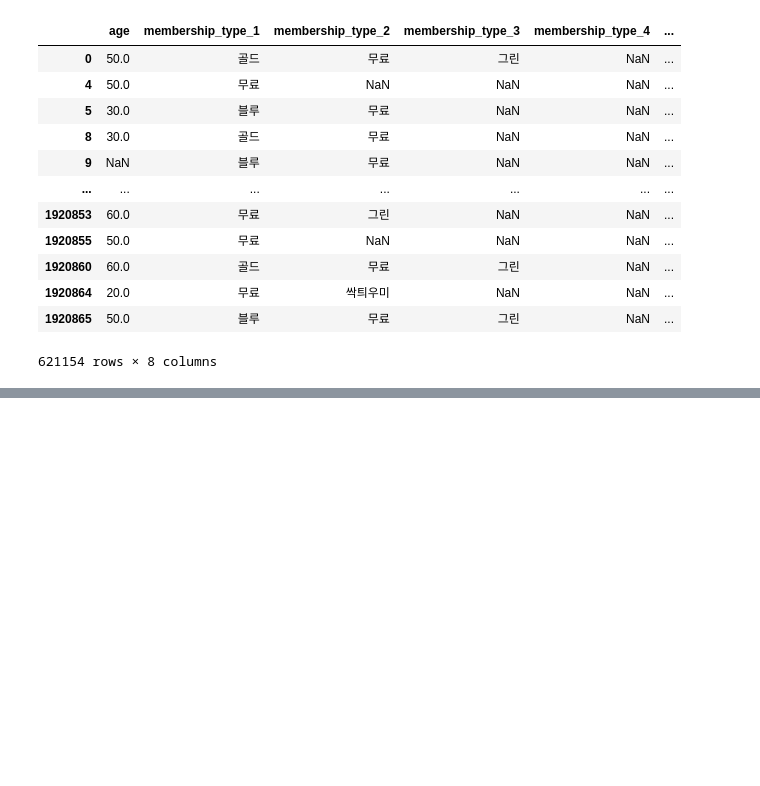
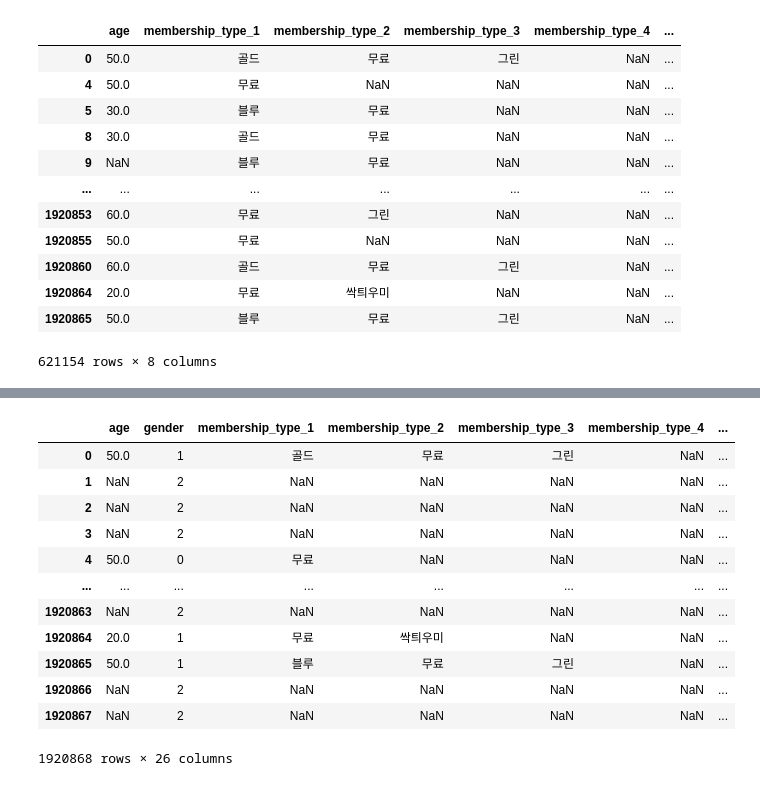
Before and after one commit to Team-HandL/SAC, a Jupyter notebook: basic_preprocessing.ipynb, the cells around one changed output, grey strips where cells are left out. Cells and saved outputs as stored; diff of their text form; code cells hidden in the pictures; blank space fills up the shorter version.

```diff
--- a/basic_preprocessing.ipynb
+++ b/basic_preprocessing.ipynb
@@ -298,0 +334,20 @@ member_df[['age','membership_type_1','membership_type_2','membership_type_3','me
+# %%
+t1 = error_member_yn(df)
+t2 = labeling(t1)
+t3 = membership_col_make(t2)
+
+t3
+# %% [output]
+|  | age | gender | membership_type_1 | membership_type_2 | membership_type_3 | membership_type_4 | ... |
+| 0 | 50.0 | 1 | 골드 | 무료 | 그린 | NaN | ... |
+| 1 | NaN | 2 | NaN | NaN | NaN | NaN | ... |
+| 2 | NaN | 2 | NaN | NaN | NaN | NaN | ... |
+| 3 | NaN | 2 | NaN | NaN | NaN | NaN | ... |
+| 4 | 50.0 | 0 | 무료 | NaN | NaN | NaN | ... |
+| ... | ... | ... | ... | ... | ... | ... | ... |
+| 1920863 | NaN | 2 | NaN | NaN | NaN | NaN | ... |
+| 1920864 | 20.0 | 1 | 무료 | 싹틔우미 | NaN | NaN | ... |
+| 1920865 | 50.0 | 1 | 블루 | 무료 | 그린 | NaN | ... |
+| 1920866 | NaN | 2 | NaN | NaN | NaN | NaN | ... |
+| 1920867 | NaN | 2 | NaN | NaN | NaN | NaN | ... |
+1920868 rows × 26 columns
```
Also changed, not shown: parts of 7 cells of this notebook, 4 other files.
